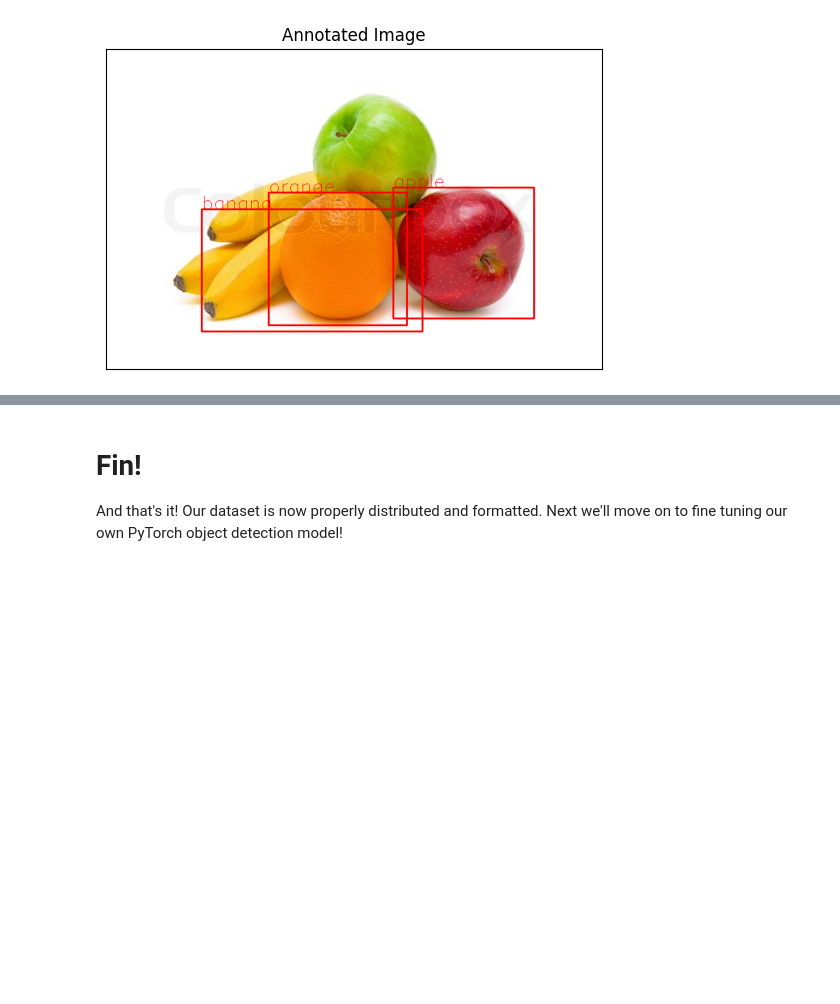
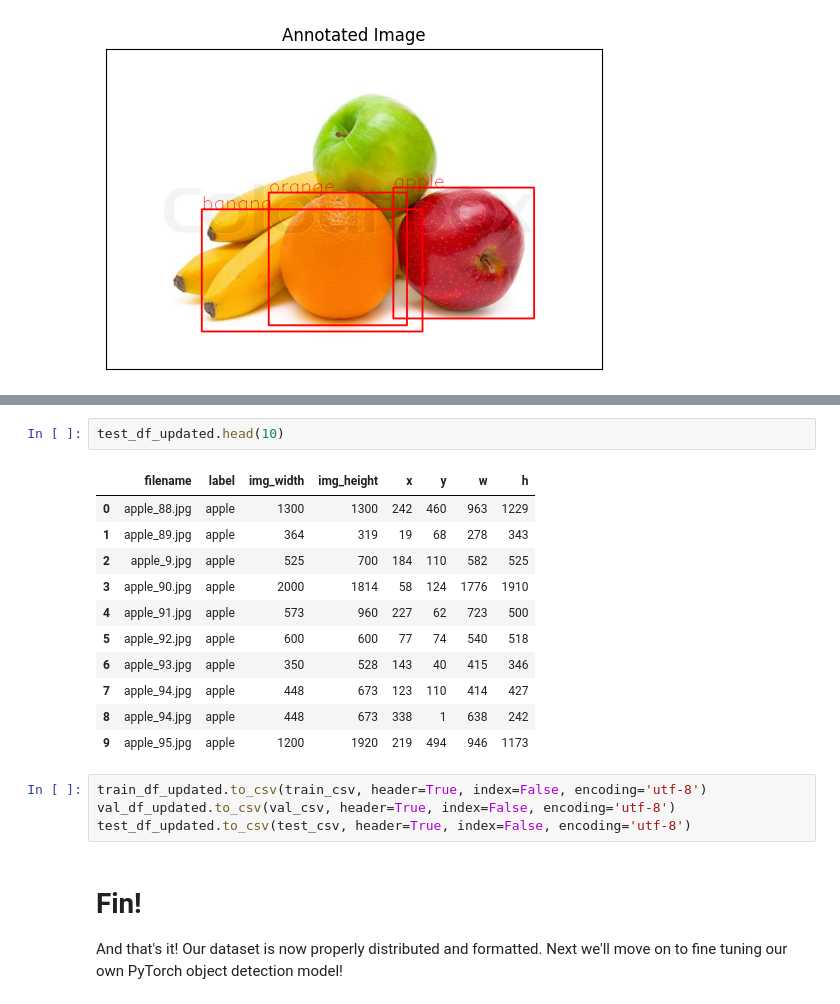
Before and after one commit to jedavis82/od_pt_tutorial, a Jupyter notebook: create_dataset.ipynb, the cells around one changed output, grey strips where cells are left out. Saved outputs shown, nothing was run; the diff lists cells and outputs as text; blank space fills up the shorter version.

```diff
--- a/create_dataset.ipynb
+++ b/create_dataset.ipynb
@@ -377,3 +705,21 @@ banana
+# %%
+test_df_updated.head(10)
+# %% [output]
+|  | filename | label | img_width | img_height | x | y | w | h |
+| 0 | apple_88.jpg | apple | 1300 | 1300 | 242 | 460 | 963 | 1229 |
+| 1 | apple_89.jpg | apple | 364 | 319 | 19 | 68 | 278 | 343 |
+| 2 | apple_9.jpg | apple | 525 | 700 | 184 | 110 | 582 | 525 |
+| 3 | apple_90.jpg | apple | 2000 | 1814 | 58 | 124 | 1776 | 1910 |
+| 4 | apple_91.jpg | apple | 573 | 960 | 227 | 62 | 723 | 500 |
+| 5 | apple_92.jpg | apple | 600 | 600 | 77 | 74 | 540 | 518 |
+| 6 | apple_93.jpg | apple | 350 | 528 | 143 | 40 | 415 | 346 |
+| 7 | apple_94.jpg | apple | 448 | 673 | 123 | 110 | 414 | 427 |
+| 8 | apple_94.jpg | apple | 448 | 673 | 338 | 1 | 638 | 242 |
+| 9 | apple_95.jpg | apple | 1200 | 1920 | 219 | 494 | 946 | 1173 |
+# %%
+train_df_updated.to_csv(train_csv, header=True, index=False, encoding='utf-8')
+val_df_updated.to_csv(val_csv, header=True, index=False, encoding='utf-8')
+test_df_updated.to_csv(test_csv, header=True, index=False, encoding='utf-8')
 # %% [markdown]
 # Fin!
 And that's it!  Our dataset is now properly distributed and formatted. Next we'll move on to fine tuning our own PyTorch object detection model!
```
Also changed, not shown: parts of 45 cells of this notebook, 2 other files.
